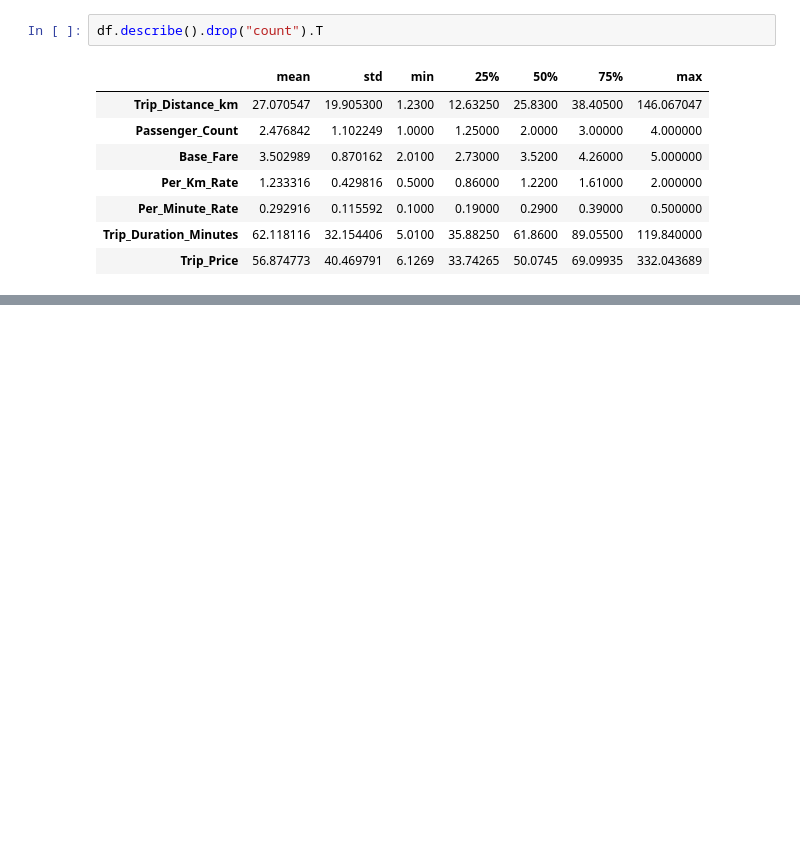
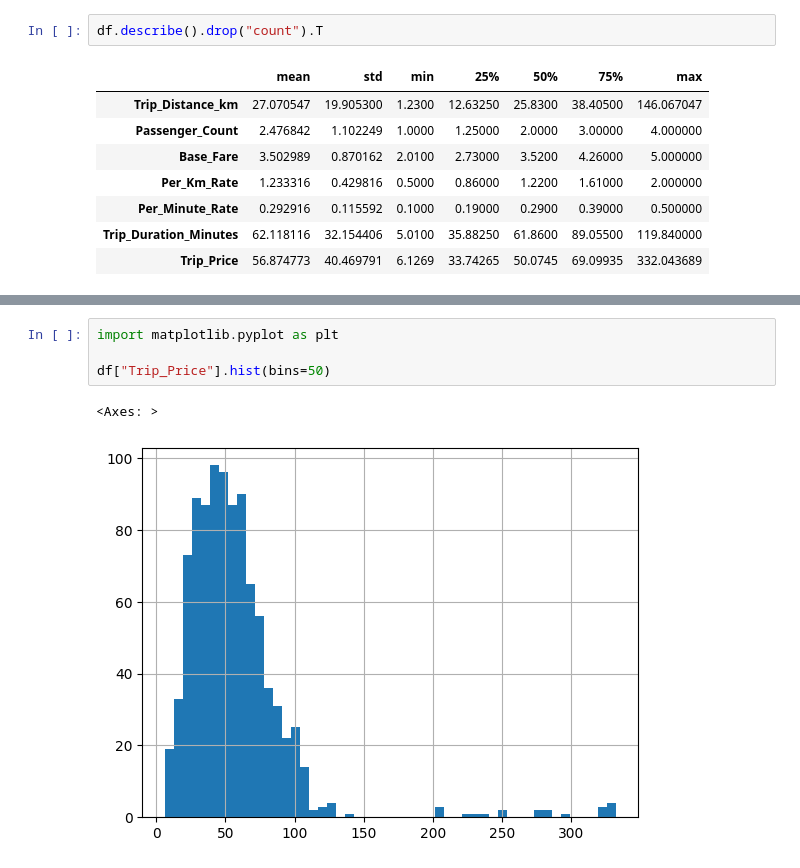
Before and after one commit to ponagr/taxi-prediction-fullstack-pontus, a Jupyter notebook: explorations/eda.ipynb, the cells around one changed output, grey strips where cells are left out. Cells and saved outputs as stored; diff of their text form; blank space fills up the shorter version.

```diff
--- a/explorations/eda.ipynb
+++ b/explorations/eda.ipynb
@@ -54,0 +110,7 @@ import seaborn as sns
+# %%
+import matplotlib.pyplot as plt
+
+df["Trip_Price"].hist(bins=50)
+# %% [output]
+<Axes: >
+[figure, added]
```
Also changed, not shown: parts of 27 cells of this notebook, 2 other files.
